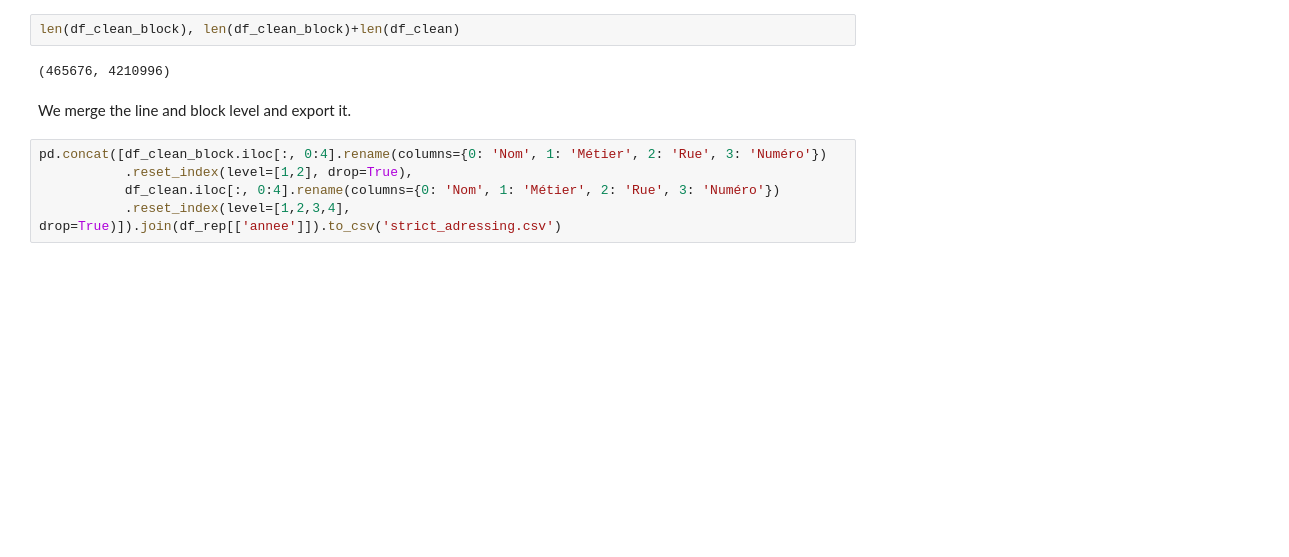
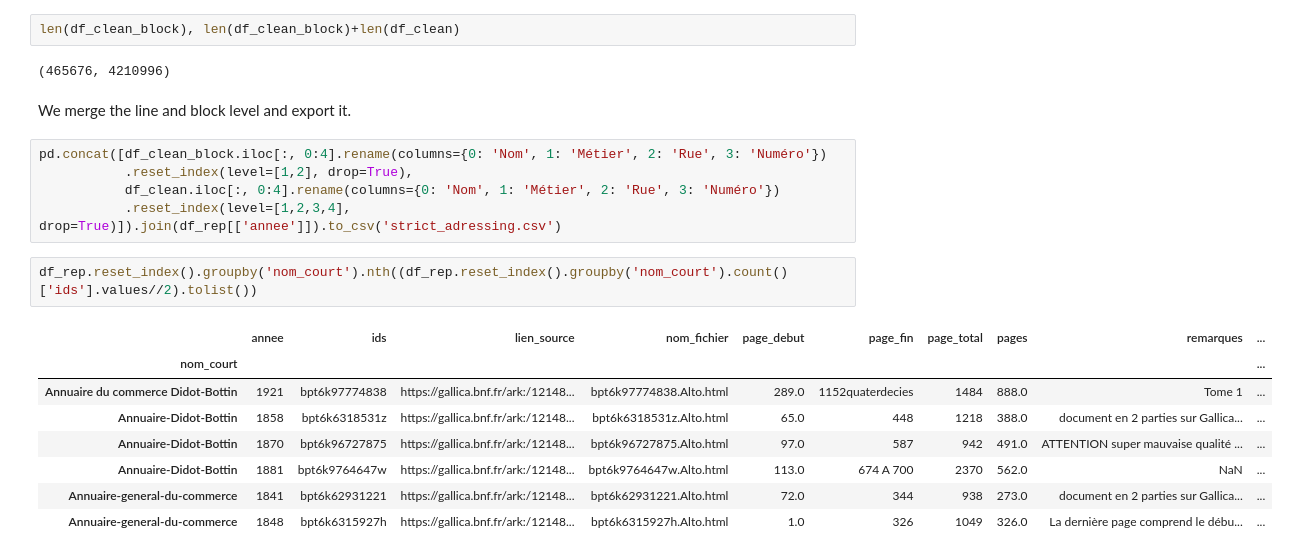
Before and after one commit to adescombes/Richelieu, a Jupyter notebook: Gallica OCR extraction de données.ipynb, the cells around one changed output. Saved outputs shown, nothing was run; the diff lists cells and outputs as text; blank space fills up the shorter version.

```diff
--- a/Gallica OCR extraction de données.ipynb
+++ b/Gallica OCR extraction de données.ipynb
@@ -482,3 +482,14 @@ pd.concat([df_clean_block.iloc[:, 0:4].rename(columns={0: 'Nom', 1: 'Métier', 2
            .reset_index(level=[1,2], drop=True),
            df_clean.iloc[:, 0:4].rename(columns={0: 'Nom', 1: 'Métier', 2: 'Rue', 3: 'Numéro'})
            .reset_index(level=[1,2,3,4], drop=True)]).join(df_rep[['annee']]).to_csv('strict_adressing.csv')
+# %%
+df_rep.reset_index().groupby('nom_court').nth((df_rep.reset_index().groupby('nom_court').count()['ids'].values//2).tolist())
+# %% [output]
+|  | annee | ids | lien_source | nom_fichier | page_debut | page_fin | page_total | pages | remarques | ... |
+| nom_court |  |  |  |  |  |  |  |  |  | ... |
+| Annuaire du commerce Didot-Bottin | 1921 | bpt6k97774838 | https://gallica.bnf.fr/ark:/12148... | bpt6k97774838.Alto.html | 289.0 | 1152quaterdecies | 1484 | 888.0 | Tome 1 | ... |
+| Annuaire-Didot-Bottin | 1858 | bpt6k6318531z | https://gallica.bnf.fr/ark:/12148... | bpt6k6318531z.Alto.html | 65.0 | 448 | 1218 | 388.0 | document en 2 parties sur Gallica... | ... |
+| Annuaire-Didot-Bottin | 1870 | bpt6k96727875 | https://gallica.bnf.fr/ark:/12148... | bpt6k96727875.Alto.html | 97.0 | 587 | 942 | 491.0 | ATTENTION super mauvaise qualité ... | ... |
+| Annuaire-Didot-Bottin | 1881 | bpt6k9764647w | https://gallica.bnf.fr/ark:/12148... | bpt6k9764647w.Alto.html | 113.0 | 674 A 700 | 2370 | 562.0 | NaN | ... |
+| Annuaire-general-du-commerce | 1841 | bpt6k62931221 | https://gallica.bnf.fr/ark:/12148... | bpt6k62931221.Alto.html | 72.0 | 344 | 938 | 273.0 | document en 2 parties sur Gallica... | ... |
+| Annuaire-general-du-commerce | 1848 | bpt6k6315927h | https://gallica.bnf.fr/ark:/12148... | bpt6k6315927h.Alto.html | 1.0 | 326 | 1049 | 326.0 | La dernière page comprend le débu... | ... |
```
Also changed, not shown: parts of 8 cells of this notebook.
